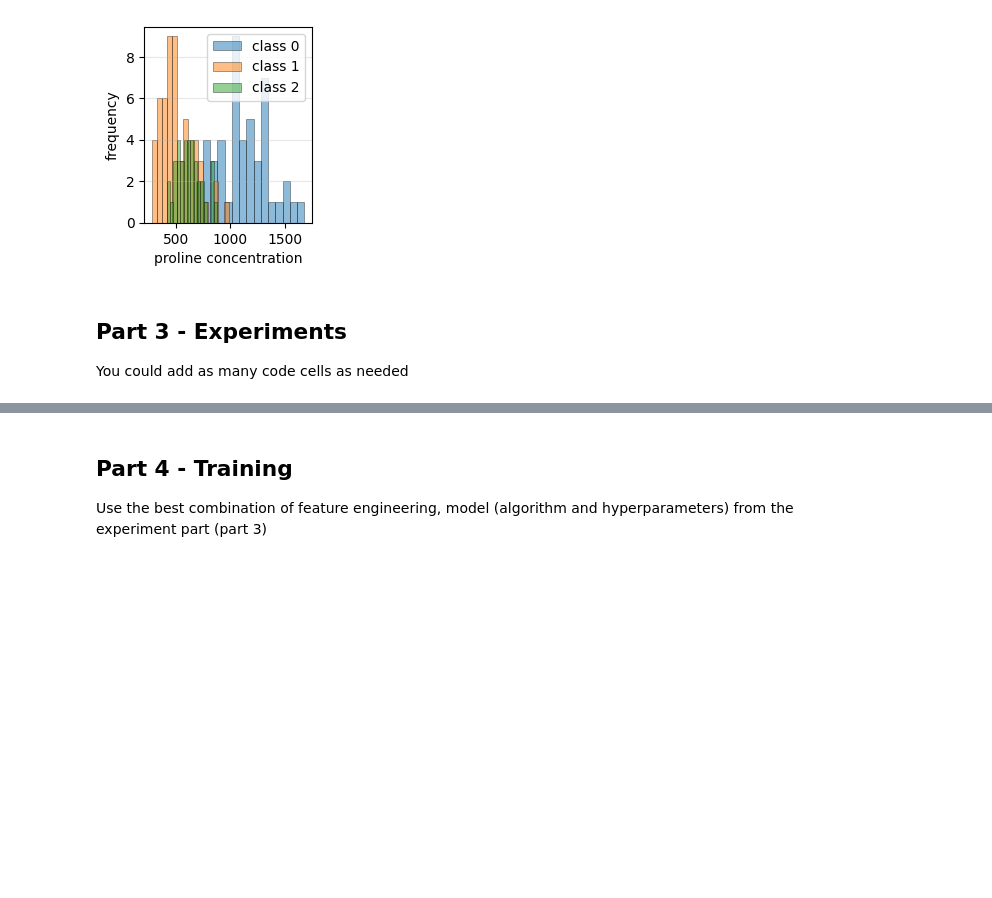
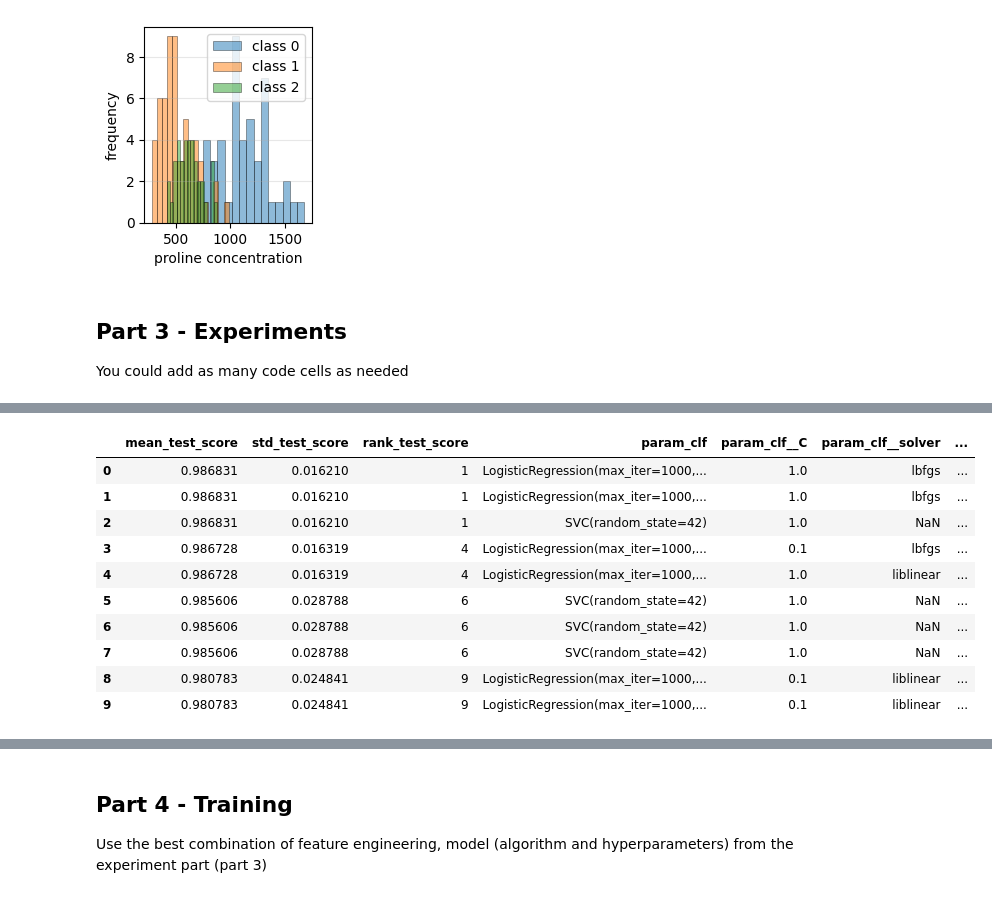
Before and after one commit to sbh556/machine_learnign_project, a Jupyter notebook: Assignment_supervised_learning_flow.ipynb, the cells around one changed output, grey strips where cells are left out. Drawn from its saved outputs; the diff is of its cells as text; code cells hidden in the pictures; blank space fills up the shorter version.

```diff
--- a/Assignment_supervised_learning_flow.ipynb
+++ b/Assignment_supervised_learning_flow.ipynb
@@ -170,68 +170,45 @@ You could add as many code cells as needed
 #    If not, load your dataset's provided train/test CSVs here.
 # ------------------------------------------------------------
 X_train = train.drop("target", axis=1)
-Y_train = train['target']
-X_test = test.drop("target", axis=1)
-Y_test = test['target']
+Y_train = train["target"]
+X_test  = test.drop("target", axis=1)
+Y_test  = test["target"]
 
-
-# 1) Metric: macro-F1 for (multi-class) classification
-scorer = make_scorer(f1_score, average='macro')
-
-# 2) Splitter
+scorer = make_scorer(f1_score, average="macro")
 skf = StratifiedKFold(n_splits=5, shuffle=True, random_state=42)
 
-# 3) Column handling (if you have categorical columns, add encoders here)
 num_cols = X_train.select_dtypes(include=[np.number]).columns.tolist()
 preprocess = ColumnTransformer(
-    transformers=[
-        ("num_passthrough", "passthrough", num_cols),  # keep numeric as-is; scalers come later in the pipeline
-    ],
+    transformers=[("num_passthrough", "passthrough", num_cols)],
     remainder="drop",
 )
 
-# 4) Base pipeline with *switchable* feature-engineering step and classifier
-#    We'll toggle feature-engineering via grid params.
 pipe = Pipeline(steps=[
     ("prep", preprocess),
-    ("scale", "passthrough"),        # choose StandardScaler/MinMaxScaler/passthrough in the grid
-    ("pca", "passthrough"),          # choose PCA(...) or passthrough in the grid
-    ("kbest", "passthrough"),        # choose SelectKBest(...) or passthrough in the grid
-    ("clf", LogisticRegression())    # will be replaced per-grid (LR/SVM/RF)
+    ("scale", "passthrough"),
+    ("pca", "passthrough"),
+    ("kbest", "passthrough"),
+    ("clf", LogisticRegression())
 ])
 
-# 5) Grids:
-#    We build *per-model* grids, each cartesian with the feature-engineering options.
-
-# Feature-engineering choices (shared across models)
 fe_grid = {
     "scale": [StandardScaler(), MinMaxScaler(), "passthrough"],
-    "pca":   ["passthrough", PCA(n_components=5), PCA(n_components=10)],
+    "pca": ["passthrough", PCA(n_components=5), PCA(n_components=10)],
     "kbest": ["passthrough", SelectKBest(mutual_info_classif, k=5), SelectKBest(mutual_info_classif, k=10)],
 }
 
-# Helper to expand FE params with a prefix matching the pipeline step names
-def fe_params(prefix_map):
-    # prefix_map: dict like {"scale": "scale", "pca":"pca", ...}
-    grids = []
-    for scale in fe_grid["scale"]:
-        for pca in fe_grid["pca"]:
-            for kbest in fe_grid["kbest"]:
-                grids.append({
-                    f'{prefix_map["scale"]}': scale,
-                    f'{prefix_map["pca"]}':   pca,
-                    f'{prefix_map["kbest"]}': kbest,
-                })
-    return grids
+def fe_param_blocks():
+    blocks = []
+    for s in fe_grid["scale"]:
+        for p in fe_grid["pca"]:
+            for k in fe_grid["kbest"]:
+                blocks.append({"scale": [s], "pca": [p], "kbest": [k]})
+    return blocks
 
-fe_prefix = {"scale": "scale", "pca": "pca", "kbest": "kbest"}
-fe_combos = fe_params(fe_prefix)
-
-# Model-specific grids
+fe_blocks = fe_param_blocks()
 grids = []
 
-# Logistic Regression
-for fe in fe_combos:
+for fe in fe_blocks:
     grids.append({
         **fe,
         "clf": [LogisticRegression(random_state=42, max_iter=1000)],
@@ -239,8 +216,7 @@ for fe in fe_combos:
         "clf__solver": ["lbfgs", "liblinear"],
     })
 
-# SVM
-for fe in fe_combos:
+for fe in fe_blocks:
     grids.append({
         **fe,
         "clf": [SVC(random_state=42)],
@@ -249,8 +225,7 @@ for fe in fe_combos:
         "clf__gamma": ["scale", "auto"],
     })
 
-# Random Forest (no scaling needed, but we still allow it for uniformity)
-for fe in fe_combos:
+for fe in fe_blocks:
     grids.append({
         **fe,
         "clf": [RandomForestClassifier(random_state=42)],
@@ -259,7 +234,6 @@ for fe in fe_combos:
         "clf__min_samples_split": [2, 5],
     })
 
-# 6) Run GridSearchCV over the *union* of all model grids (cartesian with FE)
 grid = GridSearchCV(
     estimator=pipe,
     param_grid=grids,
@@ -268,21 +242,20 @@ grid = GridSearchCV(
     n_jobs=-1,
     verbose=1,
     return_train_score=False,
+    refit=True,
 )
 
 grid.fit(X_train, Y_train)
 
-# 7) Collect results into a tidy DataFrame (mean/std per combo) and sort
 res = pd.DataFrame(grid.cv_results_)
-keep_cols = [
-    "mean_test_score", "std_test_score", "rank_test_score",
-    "param_clf", "param_clf__C", "param_clf__solver", "param_clf__kernel", "param_clf__gamma",
-    "param_clf__n_estimators", "param_clf__max_depth", "param_clf__min_samples_split",
-    "param_scale", "param_pca", "param_kbest"
+keep = [
+    "mean_test_score","std_test_score","rank_test_score",
+    "param_clf","param_clf__C","param_clf__solver","param_clf__kernel","param_clf__gamma",
+    "param_clf__n_estimators","param_clf__max_depth","param_clf__min_samples_split",
+    "param_scale","param_pca","param_kbest"
 ]
-# Some columns won't exist for some models; keep those that are present
-keep_cols = [c for c in keep_cols if c in res.columns]
-res_tidy = res[keep_cols].sort_values("rank_test_score", ascending=True).reset_index(drop=True)
+keep = [c for c in keep if c in res.columns]
+res_tidy = res[keep].sort_values("rank_test_score").reset_index(drop=True)
 
 print("Top 10 permutations by mean CV macro-F1:\n")
 display(res_tidy.head(10))
@@ -297,0 +272,11 @@ NameError: name 'X_train' is not defined
+|  | mean_test_score | std_test_score | rank_test_score | param_clf | param_clf__C | param_clf__solver | ... |
+| 0 | 0.986831 | 0.016210 | 1 | LogisticRegression(max_iter=1000,... | 1.0 | lbfgs | ... |
+| 1 | 0.986831 | 0.016210 | 1 | LogisticRegression(max_iter=1000,... | 1.0 | lbfgs | ... |
+| 2 | 0.986831 | 0.016210 | 1 | SVC(random_state=42) | 1.0 | NaN | ... |
+| 3 | 0.986728 | 0.016319 | 4 | LogisticRegression(max_iter=1000,... | 0.1 | lbfgs | ... |
+| 4 | 0.986728 | 0.016319 | 4 | LogisticRegression(max_iter=1000,... | 1.0 | liblinear | ... |
+| 5 | 0.985606 | 0.028788 | 6 | SVC(random_state=42) | 1.0 | NaN | ... |
+| 6 | 0.985606 | 0.028788 | 6 | SVC(random_state=42) | 1.0 | NaN | ... |
+| 7 | 0.985606 | 0.028788 | 6 | SVC(random_state=42) | 1.0 | NaN | ... |
+| 8 | 0.980783 | 0.024841 | 9 | LogisticRegression(max_iter=1000,... | 0.1 | liblinear | ... |
+| 9 | 0.980783 | 0.024841 | 9 | LogisticRegression(max_iter=1000,... | 0.1 | liblinear | ... |
```
Also changed, not shown: parts of 3 cells of this notebook.
